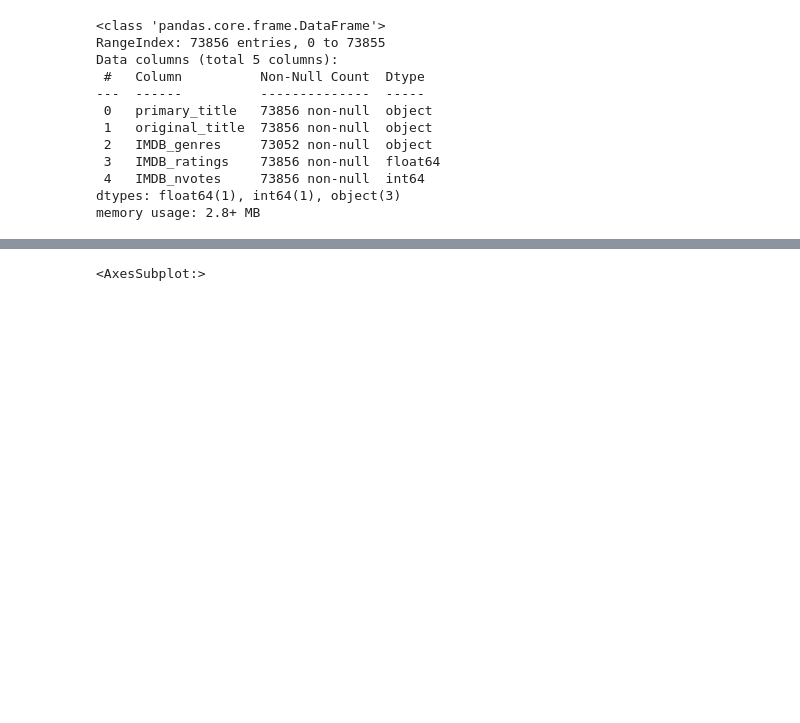
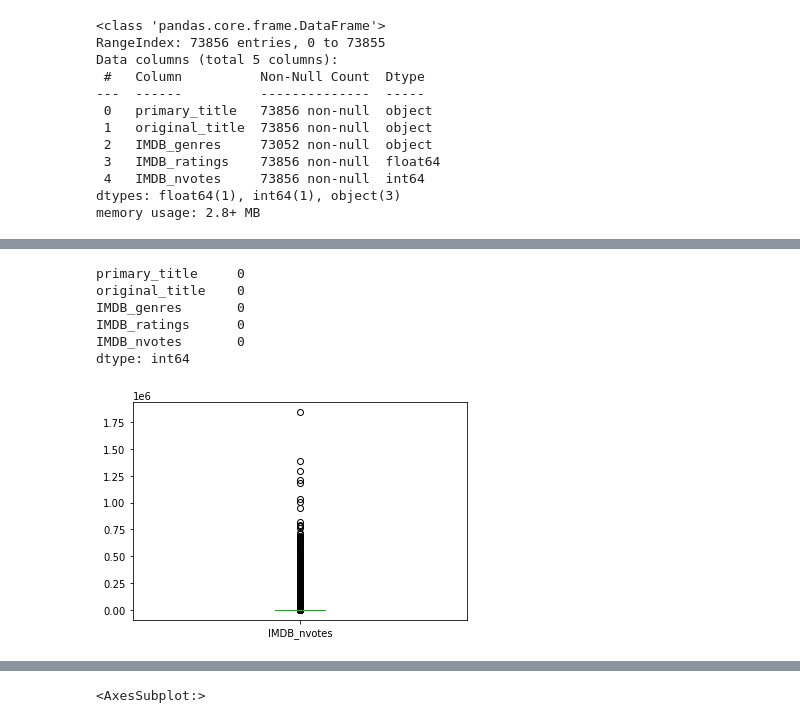
Before and after one commit to learn-co-curriculum/dsc-phase-1-project-v2-4, a Jupyter notebook: hy_data_preperation.ipynb, the cells around one changed output, grey strips where cells are left out. Drawn from its saved outputs; the diff is of its cells as text; code cells hidden in the pictures; blank space fills up the shorter version.

```diff
--- a/hy_data_preperation.ipynb
+++ b/hy_data_preperation.ipynb
@@ -44,0 +59,11 @@ memory usage: 2.8+ MB
+# %%
+df_IMDB = df_IMDB.dropna()
+# %%
+df_IMDB.isna().sum()
+# %% [output]
+primary_title     0
+original_title    0
+IMDB_genres       0
+IMDB_ratings      0
+IMDB_nvotes       0
+dtype: int64
@@ -44,0 +72,6 @@ memory usage: 2.8+ MB
+# %%
+df_IMDB['IMDB_nvotes'].plot(kind='box');
+# very skewed, some
+# needs to trim
+# %% [output]
+[figure, added]
```
Also changed, not shown: parts of 60 cells of this notebook, 1 other file.
